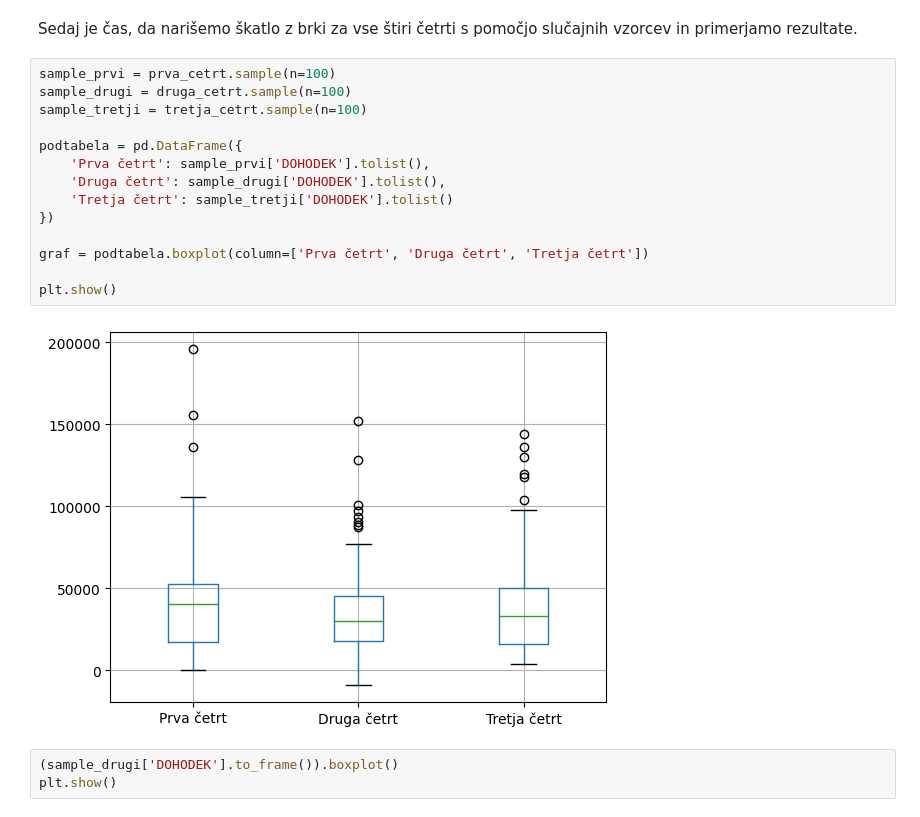
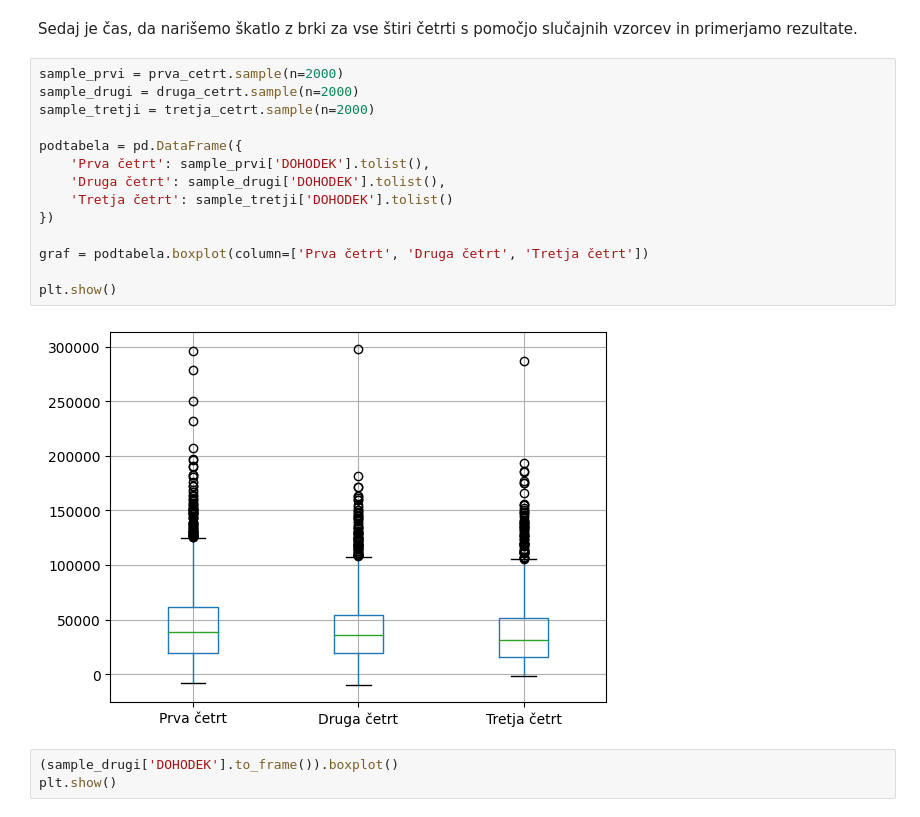
Before and after one commit to MartinZust123/Analysis-of-data-about-Kibergrad, a Jupyter notebook: Priloge/Kibergrad.ipynb, the cells around one changed output. Saved outputs shown, nothing was run; the diff lists cells and outputs as text.

```diff
--- a/Priloge/Kibergrad.ipynb
+++ b/Priloge/Kibergrad.ipynb
@@ -404,21 +404,21 @@ sample_prvi
 # %% [markdown]
 Sedaj je čas, da narišemo škatlo z brki za vse štiri četrti s pomočjo slučajnih vzorcev in primerjamo rezultate.
 # %%
-sample_prvi = prva_cetrt.sample(n=100)
-sample_drugi = druga_cetrt.sample(n=100)
-sample_tretji = tretja_cetrt.sample(n=100)
+sample_prvi = prva_cetrt.sample(n=2000)
+sample_drugi = druga_cetrt.sample(n=2000)
+sample_tretji = tretja_cetrt.sample(n=2000)
 
 podtabela = pd.DataFrame({
     'Prva četrt': sample_prvi['DOHODEK'].tolist(),
     'Druga četrt': sample_drugi['DOHODEK'].tolist(),
     'Tretja četrt': sample_tretji['DOHODEK'].tolist()
 })
 
 graf = podtabela.boxplot(column=['Prva četrt', 'Druga četrt', 'Tretja četrt'])
 
 plt.show()
 # %% [output]
-[figure, old version]
+[figure, new version]
 # %%
 (sample_drugi['DOHODEK'].to_frame()).boxplot()
 plt.show()
```
Also changed, not shown: parts of 1 cell of this notebook.
